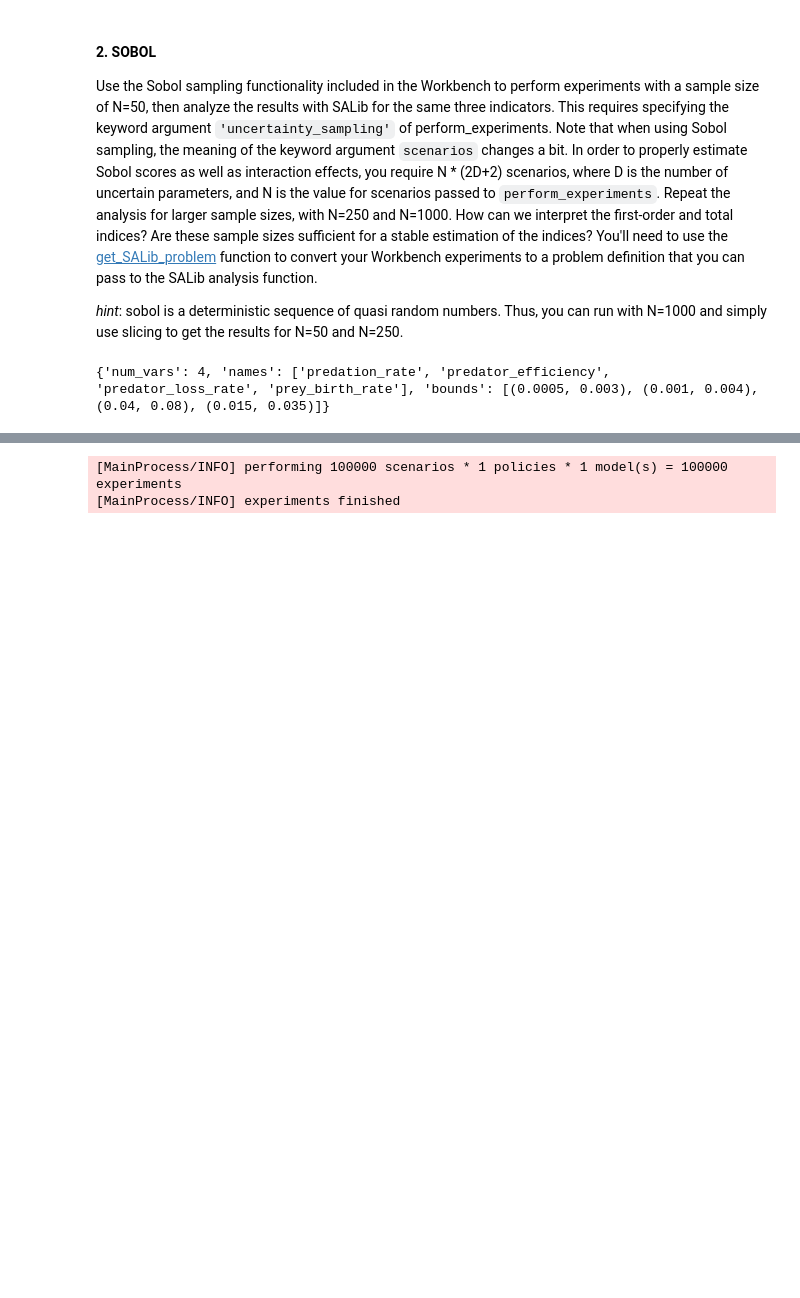
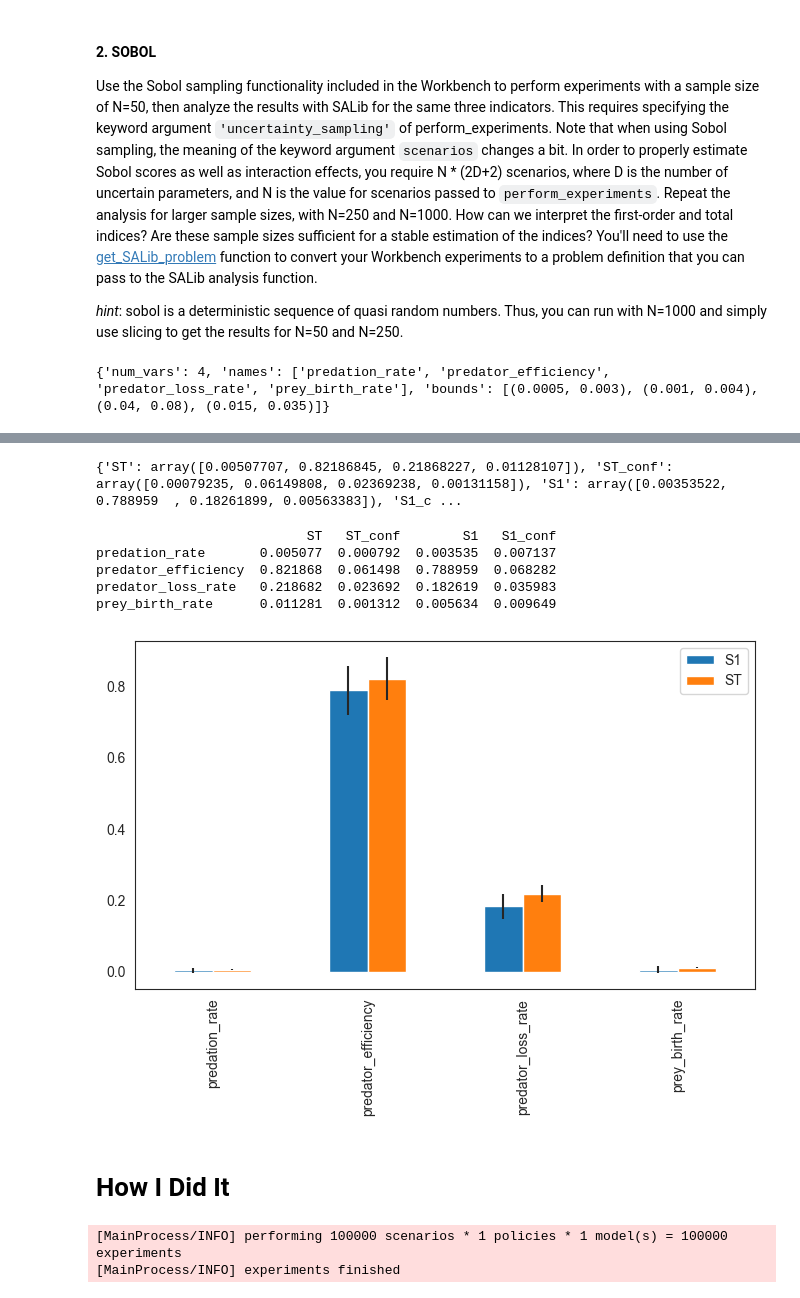
Before and after one commit to IsaacRHall/MBDM-project, a Jupyter notebook: Week 3-4 - vulnerability analysis/assignment 6 - sensitivity analysis.ipynb, the cells around one changed output, grey strips where cells are left out. Cells and saved outputs as stored; diff of their text form; code cells hidden in the pictures; blank space fills up the shorter version.

```diff
--- a/Week 3-4 - vulnerability analysis/assignment 6 - sensitivity analysis.ipynb
+++ b/Week 3-4 - vulnerability analysis/assignment 6 - sensitivity analysis.ipynb
@@ -240,6 +240,8 @@ Use the Sobol sampling functionality included in the Workbench to perform experi
 
 *hint*: sobol is a deterministic sequence of quasi random numbers. Thus, you can run with N=1000 and simply use slicing to get the results for N=50 and N=250.
 # %%
-print(get_SALib_problem(model.uncertainties))
+problem = get_SALib_problem(model.uncertainties)
+
+print(problem)
 # %% [output]
 {'num_vars': 4, 'names': ['predation_rate', 'predator_efficiency', 'predator_loss_rate', 'prey_birth_rate'], 'bounds': [(0.0005, 0.003), (0.001, 0.004), (0.04, 0.08), (0.015, 0.035)]}
@@ -245,0 +250,10 @@ print(get_SALib_problem(model.uncertainties))
+# %%
+n_exp = 1000
+
+experiments_sobol, outcomes_sobol = perform_experiments(model, scenarios=n_exp, uncertainty_sampling=Samplers.SOBOL)
+
+prey_final_sobol = outcomes_sobol['prey'][:,0,-1]
+prey_mean_sobol = np.mean(outcomes_sobol['prey'][:,0,:],axis=1)
+prey_std_sobol = np.std(outcomes_sobol['prey'][:,0,:],axis=1)
+
+Si = sobol.analyze(problem, prey_mean_sobol, calc_second_order=True, print_to_console=True)
@@ -245,0 +280,30 @@ print(get_SALib_problem(model.uncertainties))
+# %%
+import pandas as pd
+import seaborn as sns
+
+Si_filter = {k:Si[k] for k in ['ST','ST_conf','S1','S1_conf']}
+print(Si_filter)
+# %% [output]
+{'ST': array([0.00507707, 0.82186845, 0.21868227, 0.01128107]), 'ST_conf': array([0.00079235, 0.06149808, 0.02369238, 0.00131158]), 'S1': array([0.00353522, 0.788959  , 0.18261899, 0.00563383]), 'S1_c ...
+# %%
+Si_df = pd.DataFrame(Si_filter, index=problem['names'])
+print(Si_df)
+# %% [output]
+                           ST   ST_conf        S1   S1_conf
+predation_rate       0.005077  0.000792  0.003535  0.007137
+predator_efficiency  0.821868  0.061498  0.788959  0.068282
+predator_loss_rate   0.218682  0.023692  0.182619  0.035983
+prey_birth_rate      0.011281  0.001312  0.005634  0.009649
+# %%
+sns.set_style('white')
+fig, ax = plt.subplots(1)
+
+indices = Si_df[['S1','ST']]
+err = Si_df[['S1_conf','ST_conf']]
+
+indices.plot.bar(yerr=err.values.T,ax=ax)
+fig.set_size_inches(8,6)
+fig.subplots_adjust(bottom=0.3)
+plt.show()
+# %% [output]
+[figure, added]
@@ -246,3 +325,5 @@ print(get_SALib_problem(model.uncertainties))
+# %% [markdown]
+# How I Did It
 # %%
 from ema_workbench.em_framework.salib_samplers import get_SALib_problem
 from SALib.analyze import sobol
```
Also changed, not shown: parts of 4 cells of this notebook.
